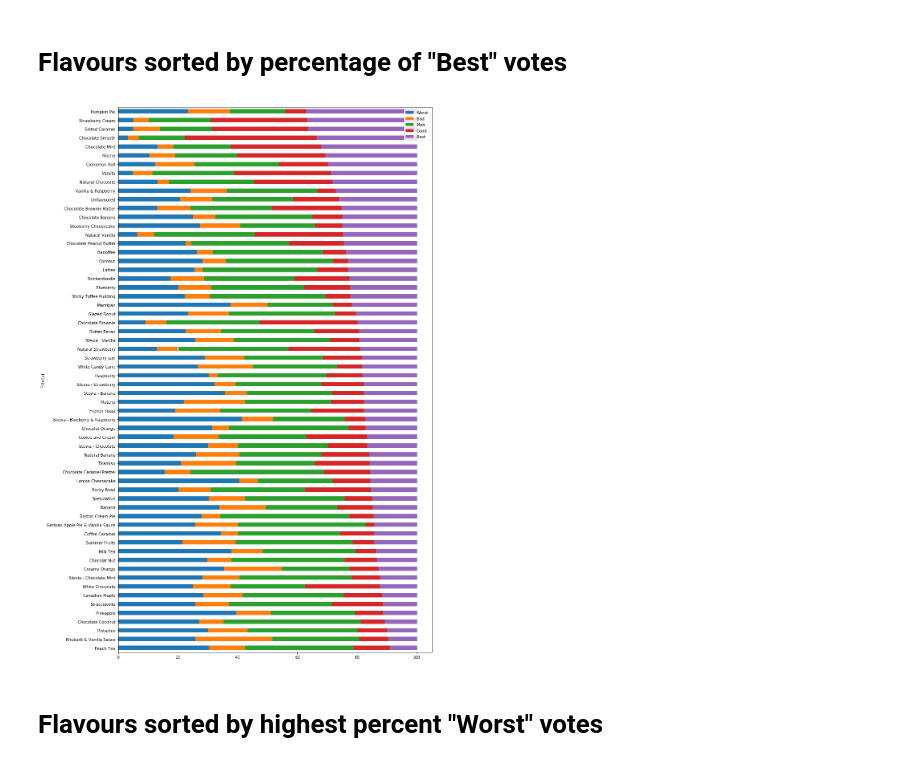
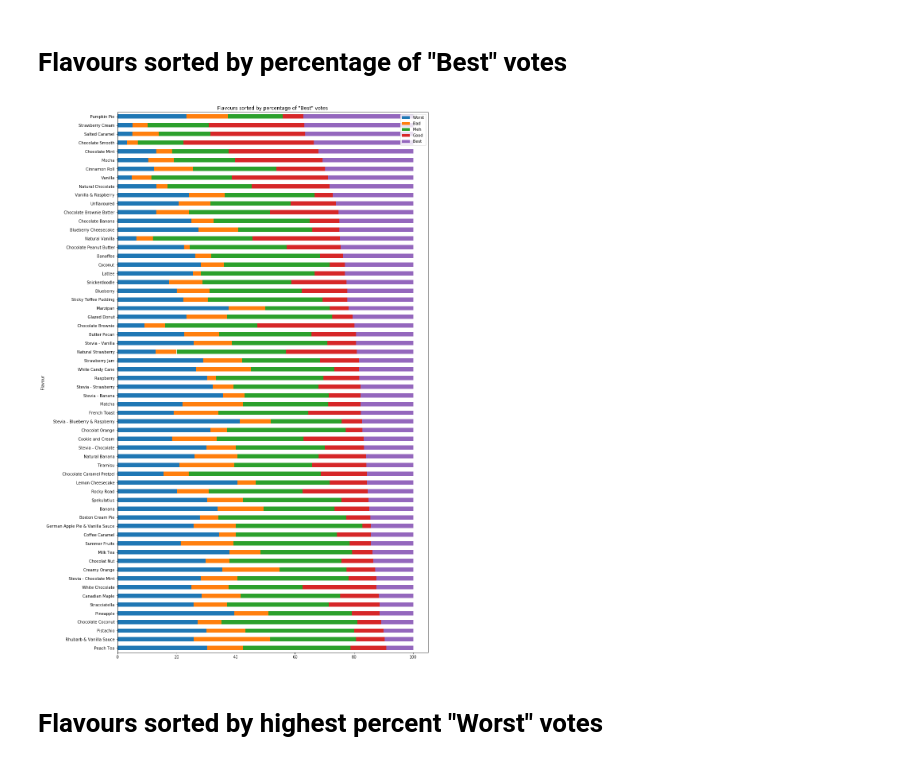
Before and after one commit to pingpongkingkong/myprotein, a Jupyter notebook: myprotein.ipynb, the cells around one changed output. Drawn from its saved outputs; the diff is of its cells as text; code cells hidden in the pictures.

Commit message:
Added titles to all graphs

```diff
--- a/myprotein.ipynb
+++ b/myprotein.ipynb
@@ -7,8 +7,8 @@ import pandas as pd
 
 df = pd.read_csv('myprotein.tsv',sep='\t',index_col='Flavour')
 # %%
-def plot(df):
-    df.plot.barh(stacked=True, figsize=(14,25))
+def plot(df, title=''):
+    df.plot.barh(stacked=True, figsize=(14,25),title=title)
 # %% [markdown]
 # Flavours sorted by number of votes (of any type) cast for it
 # %%
@@ -54,9 +54,9 @@ dfAvg.sort_values().plot.barh(figsize=(10,20))
 # Flavours sorted by percentage of "Best" votes
 # %%
 dfP = df.div(df.sum(axis=1), axis=0).mul(100)
-dfP.sort_values("Best",ascending=True).pipe(plot)
+dfP.sort_values("Best",ascending=True).pipe(plot, 'Flavours sorted by percentage of "Best" votes')
 # %% [output]
-[figure, old version]
+[figure, new version]
 # %% [markdown]
 # Flavours sorted by highest percent "Worst" votes
 # %%
```
Also changed, not shown: parts of 6 cells of this notebook, 1 other file.
